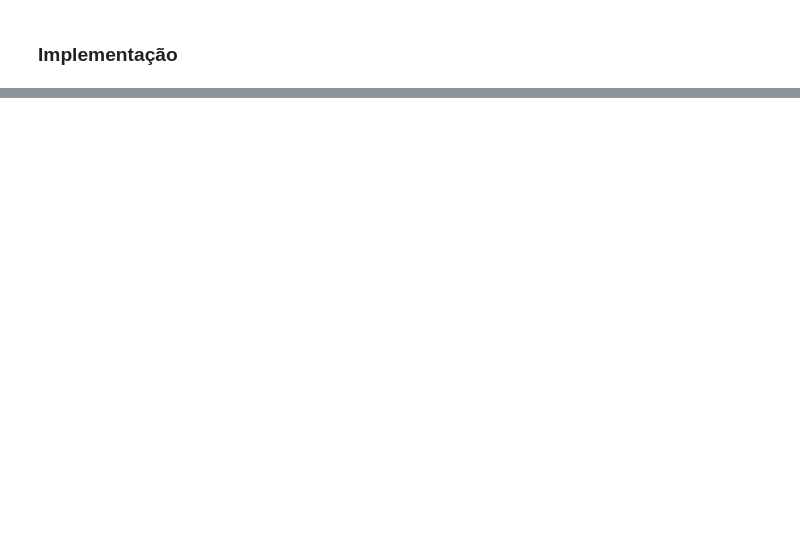
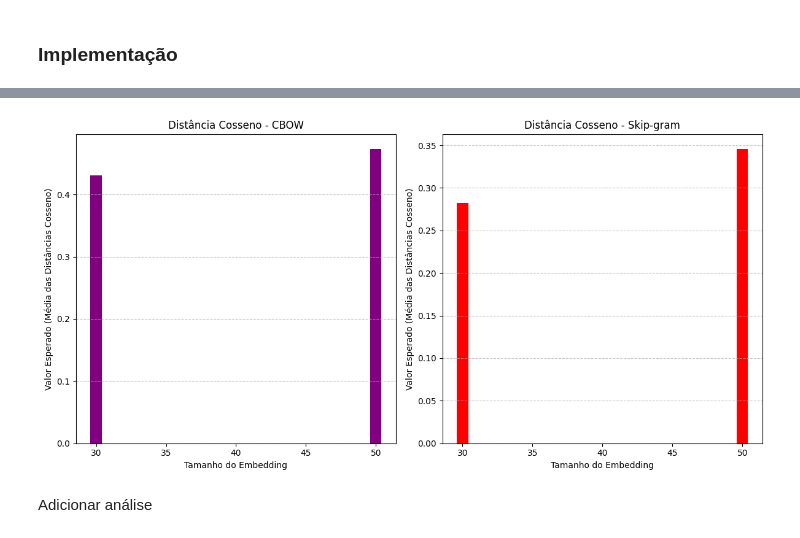
Before and after one commit to paduathiago/NLP_word_embeddings, a Jupyter notebook: word_embeddings.ipynb, the cells around one changed output, grey strips where cells are left out. Saved outputs shown, nothing was run; the diff lists cells and outputs as text; code cells hidden in the pictures; blank space fills up the shorter version.

Commit message:
add plot for individual hyperparameters

```diff
--- a/word_embeddings.ipynb
+++ b/word_embeddings.ipynb
@@ -45,7 +46,10 @@ with open("data/text8", "r") as file:
     corpus = file.read()
 
 # Tokenize the corpus
-sentences = [simple_preprocess(line) for line in corpus.splitlines()]
+words = corpus.split()
+
+block_size = 50
+sentences = [words[i:i + block_size] for i in range(0, len(words), block_size)]
 # %%
 def evaluate_model(model, analogy_file="data/questions-words.txt"):
     total_distance = 0
@@ -111,0 +127,43 @@ Best model: word2vec_200_10_1_10.model with average distance: 0.8760
+# %%
+average_distance_by_embedding_size_cbow = {}
+average_distance_by_embedding_size_sg = {}
+
+for result in results:
+    embedding_size = result[2]["embedding_size"]
+    if result[2]["skip_gram"] == 0:
+        if embedding_size not in average_distance_by_embedding_size_cbow:
+            average_distance_by_embedding_size_cbow[embedding_size] = []
+        average_distance_by_embedding_size_cbow[embedding_size].append(result[1])
+    else:
+        if embedding_size not in average_distance_by_embedding_size_sg:
+            average_distance_by_embedding_size_sg[embedding_size] = []
+        average_distance_by_embedding_size_sg[embedding_size].append(result[1])
+# %%
+embedding_sizes = list(average_distance_by_embedding_size_cbow.keys())
+cbow_expected = [sum(distances) / len(distances) for distances in average_distance_by_embedding_size_cbow.values()]
+skipgram_expected = [sum(distances) / len(distances) for distances in average_distance_by_embedding_size_sg.values()]
+
+# Configuração do gráfico de subgráficos
+fig, axes = plt.subplots(1, 2, figsize=(12, 6))  # 1 linha e 2 colunas
+
+# Gráfico para CBOW
+axes[0].bar(embedding_sizes, cbow_expected, color='purple')
+axes[0].set_title("Distância Cosseno - CBOW")
+axes[0].set_xlabel("Tamanho do Embedding")
+axes[0].set_ylabel("Valor Esperado (Média das Distâncias Cosseno)")
+axes[0].grid(axis='y', linestyle='--', alpha=0.7)
+
+# Gráfico para Skip-gram
+axes[1].bar(embedding_sizes, skipgram_expected, color='red')
+axes[1].set_title("Distância Cosseno - Skip-gram")
+axes[1].set_xlabel("Tamanho do Embedding")
+axes[1].set_ylabel("Valor Esperado (Média das Distâncias Cosseno)")
+axes[1].grid(axis='y', linestyle='--', alpha=0.7)
+
+# Ajustar layout e mostrar
+plt.tight_layout()
+plt.show()
+# %% [output]
+[figure, added]
+# %% [markdown]
+Adicionar análise
```
Also changed, not shown: parts of 7 cells of this notebook.
